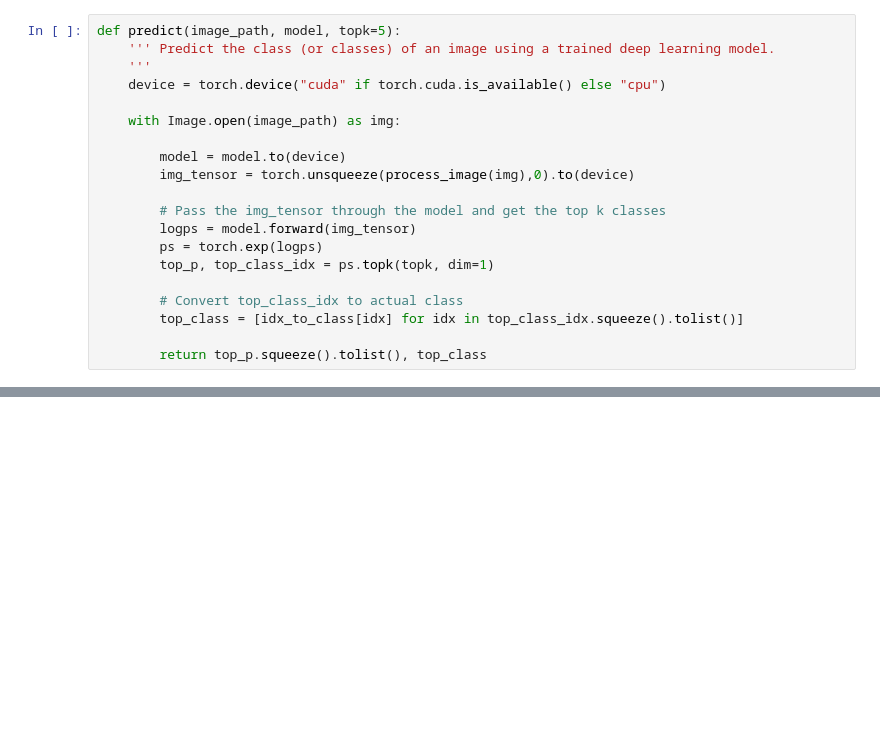
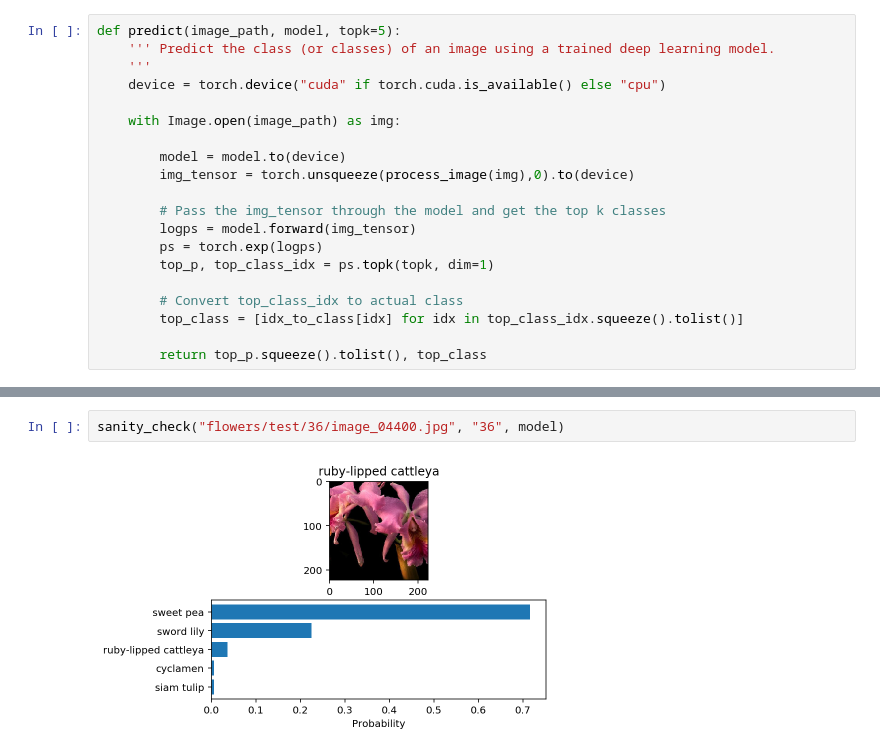
Before and after one commit to lukechen526/DSND_Term1, a Jupyter notebook: projects/p2_image_classifier/Image_Classifier_Project_solution.ipynb, the cells around one changed output, grey strips where cells are left out. Drawn from its saved outputs; the diff is of its cells as text; blank space fills up the shorter version.

```diff
--- a/projects/p2_image_classifier/Image_Classifier_Project_solution.ipynb
+++ b/projects/p2_image_classifier/Image_Classifier_Project_solution.ipynb
@@ -440,0 +483,4 @@ You can convert from the class integer encoding to actual flower names with the
+# %%
+sanity_check("flowers/test/36/image_04400.jpg", "36", model)
+# %% [output]
+[figure, added]
```
Also changed, not shown: parts of 12 cells of this notebook.
